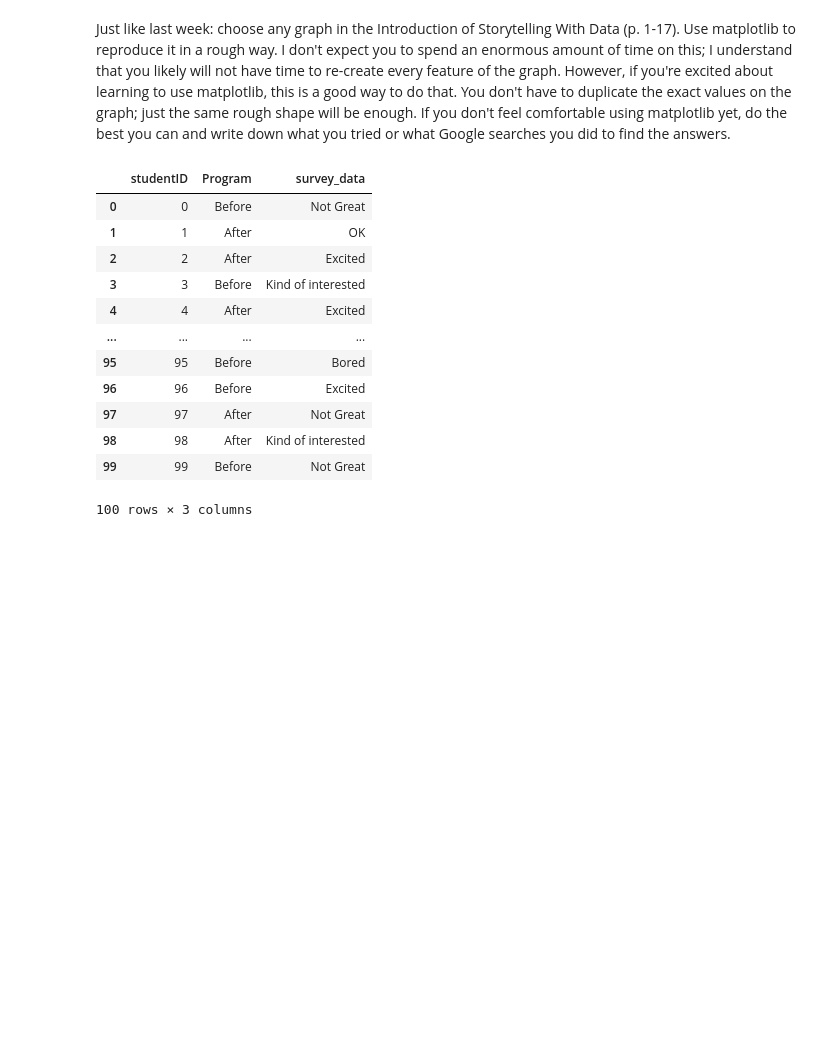
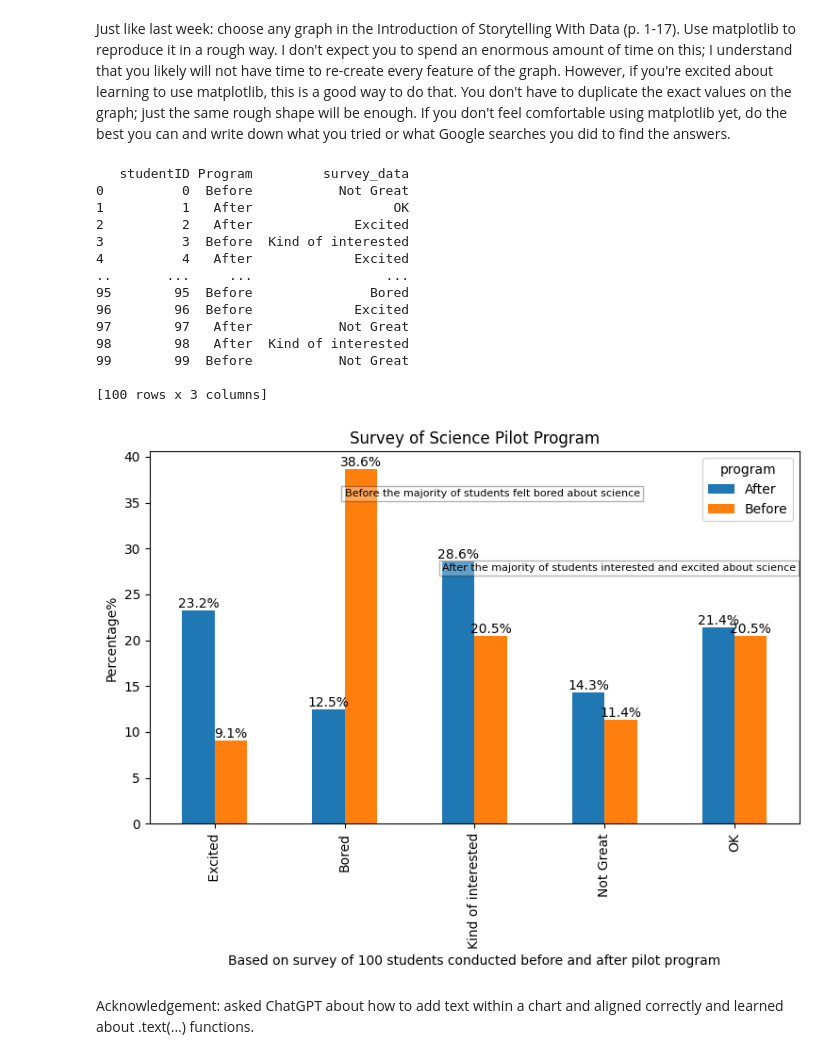
Before and after one commit to Jbaner/Module-B-semester-2, a Jupyter notebook: Week2.ipynb, the cells around one changed output. Saved outputs shown, nothing was run; the diff lists cells and outputs as text; code cells hidden in the pictures; blank space fills up the shorter version.

```diff
--- a/Week2.ipynb
+++ b/Week2.ipynb
@@ -258,24 +258,52 @@ Name: proportion, dtype: float64
 Just like last week: choose any graph in the Introduction of Storytelling With Data (p. 1-17). Use matplotlib to reproduce it in a rough way. I don't expect you to spend an enormous amount of time on this; I understand that you likely will not have time to re-create every feature of the graph. However, if you're excited about learning to use matplotlib, this is a good way to do that. You don't have to duplicate the exact values on the graph; just the same rough shape will be enough.  If you don't feel comfortable using matplotlib yet, do the best you can and write down what you tried or what Google searches you did to find the answers.
 # %%
 #Generating Data for Figure 0.5 Example 2 (Storytelling with data)
+import matplotlib.pyplot as plt
 num_students = 100
 np.random.seed(0)
 df_survey = pd.DataFrame(columns = ["studentID"])
 df_survey["studentID"] = [str(x) for x in np.arange(num_students)]
 df_survey["Program"] = np.random.choice(["Before","After"], size = num_students)
 df_survey["survey_data"] = np.random.choice(["Bored", "Not Great", "OK", "Kind of interested", " Excited"], size = num_students)
-df_survey
+print(df_survey)
+
+#students feedback grouped by program and survey
+survey_counts= df_survey.groupby(["survey_data","Program"]).size().unstack(fill_value=0)
+#calculate percentage
+survey_percentage=survey_counts.div(survey_counts.sum(axis=0), axis=1)*100
+#plot the bar graphs
+bar_chart=survey_percentage.plot(kind='bar', figsize=(8,6))
+#Adding percentage label
+for c in bar_chart.containers:
+  bar_chart.bar_label(c, fmt='%.1f%%', label_type="edge")
+plt.xlabel("Based on survey of 100 students conducted before and after pilot program")
+plt.ylabel("Percentage%")
+plt.title("Survey of Science Pilot Program")
+plt.legend(title="program")
+#add notes within chart:
+bar_chart.text(0.3,0.9,"Before the majority of students felt bored about science",
+transform=bar_chart.transAxes, fontsize=8,verticalalignment="top",bbox=dict(boxstyle="square",facecolor="white",alpha=0.3))
+
+bar_chart.text(0.45,0.7,"After the majority of students interested and excited about science",
+transform=bar_chart.transAxes, fontsize=8,verticalalignment="top",bbox=dict(boxstyle="square",facecolor="white",alpha=0.3))
+
+plt.tight_layout()
+plt.show()
 # %% [output]
-|  | studentID | Program | survey_data |
-| 0 | 0 | Before | Not Great |
-| 1 | 1 | After | OK |
-| 2 | 2 | After | Excited |
-| 3 | 3 | Before | Kind of interested |
-| 4 | 4 | After | Excited |
-| ... | ... | ... | ... |
-| 95 | 95 | Before | Bored |
-| 96 | 96 | Before | Excited |
-| 97 | 97 | After | Not Great |
-| 98 | 98 | After | Kind of interested |
-| 99 | 99 | Before | Not Great |
-100 rows × 3 columns
+   studentID Program         survey_data
+0          0  Before           Not Great
+1          1   After                  OK
+2          2   After             Excited
+3          3  Before  Kind of interested
+4          4   After             Excited
+..       ...     ...                 ...
+95        95  Before               Bored
+96        96  Before             Excited
+97        97   After           Not Great
+98        98   After  Kind of interested
+99        99  Before           Not Great
+
+[100 rows x 3 columns]
+[figure, added]
+# %% [markdown]
+Acknowledgement: asked ChatGPT about how to add text within a chart and aligned correctly and learned about .text(...) functions.
```
